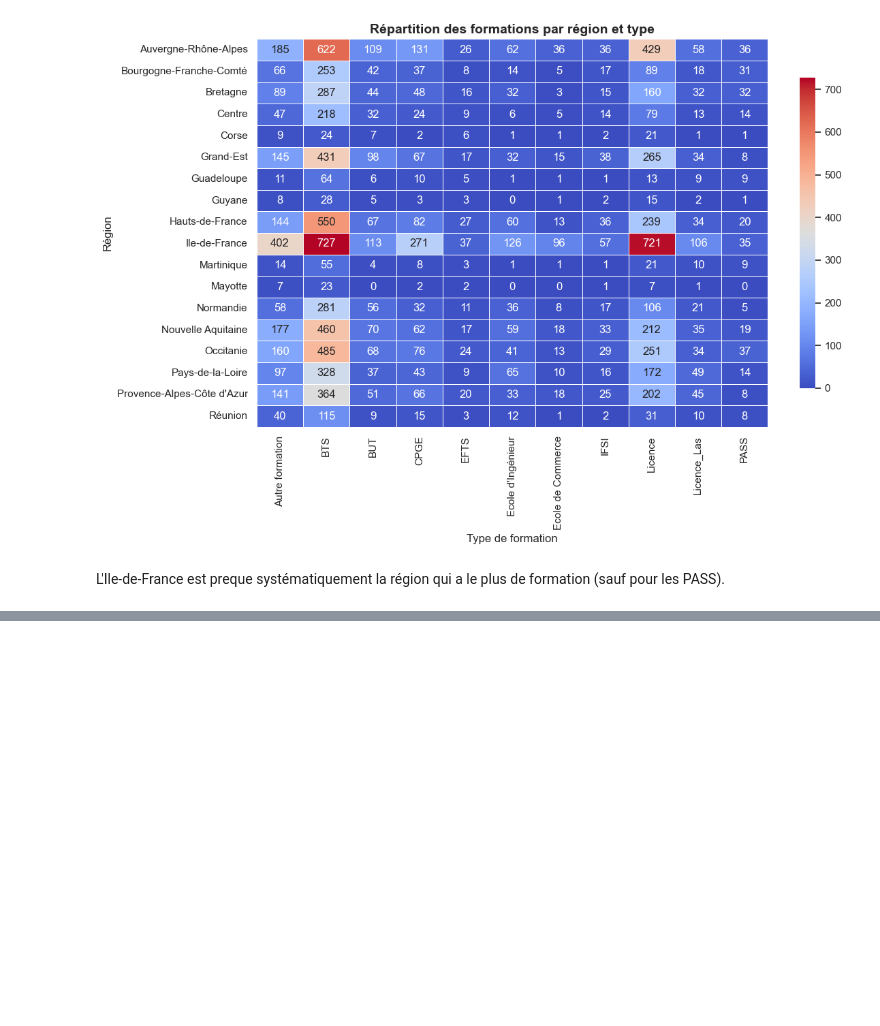
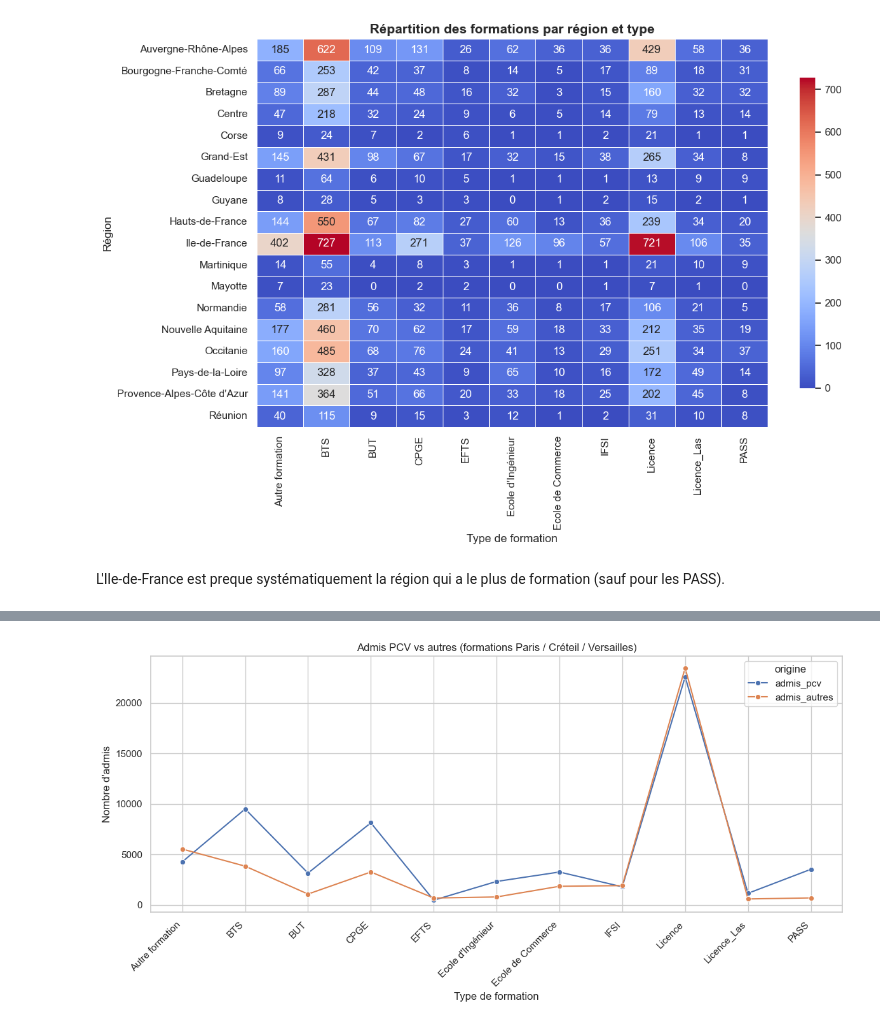
Before and after one commit to EliseELC/Portfolio-Data-Analyse, a Jupyter notebook: analyse_parcoursup_2025.ipynb, the cells around one changed output, grey strips where cells are left out. Cells and saved outputs as stored; diff of their text form; code cells hidden in the pictures; blank space fills up the shorter version.

```diff
--- a/analyse_parcoursup_2025.ipynb
+++ b/analyse_parcoursup_2025.ipynb
@@ -487,0 +514,62 @@ L'Ile-de-France est preque systématiquement la région qui a le plus de formati
+# %%
+df_plot = df.copy()
+
+# Nettoyage
+df_plot['academie'] = df_plot['academie'].astype(str).str.strip().str.lower()
+
+df_plot = df_plot[df_plot['academie'].isin(['paris', 'creteil', 'versailles'])]
+
+# Colonnes numériques
+cols = [
+    'admis_issus_academie_paris_creteil_versailles',
+    'total_admis_phase_principale',
+    'total_admis_phase_complementaire'
+]
+df_plot[cols] = df_plot[cols].apply(pd.to_numeric, errors='coerce')
+
+# Total admis
+df_plot['total_admis'] = (
+    df_plot['total_admis_phase_principale'].fillna(0) +
+    df_plot['total_admis_phase_complementaire'].fillna(0)
+)
+
+# Calcul groupes
+df_plot['admis_pcv'] = df_plot['admis_issus_academie_paris_creteil_versailles'].fillna(0)
+df_plot['admis_autres'] = df_plot['total_admis'] - df_plot['admis_pcv']
+
+# Agrégation
+agg = (
+    df_plot
+    .groupby('type_formation')[['admis_pcv', 'admis_autres']]
+    .sum()
+    .reset_index()
+)
+
+# Format long
+agg_melt = agg.melt(
+    id_vars='type_formation',
+    value_vars=['admis_pcv', 'admis_autres'],
+    var_name='origine',
+    value_name='nb_admis'
+)
+
+sns.set_theme(style="whitegrid")
+
+plt.figure(figsize=(12,6))
+
+sns.lineplot(
+    data=agg_melt,
+    x='type_formation',
+    y='nb_admis',
+    hue='origine',
+    marker='o'
+)
+
+plt.xticks(rotation=45, ha='right')
+plt.title("Admis PCV vs autres (formations Paris / Créteil / Versailles)")
+plt.xlabel("Type de formation")
+plt.ylabel("Nombre d'admis")
+plt.tight_layout()
+plt.show()
+# %% [output]
+[figure, added]
```
Also changed, not shown: parts of 4 cells of this notebook.
